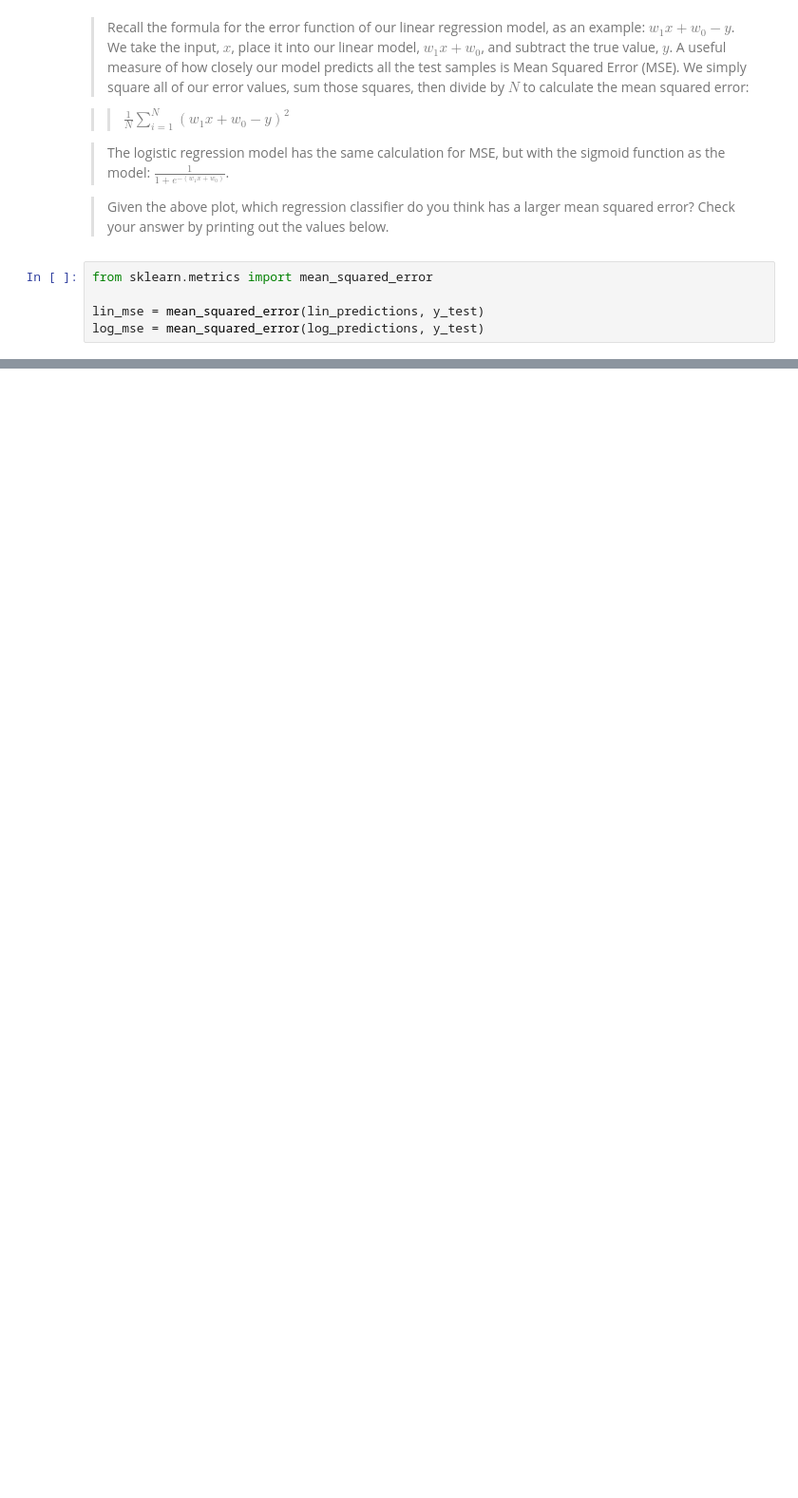
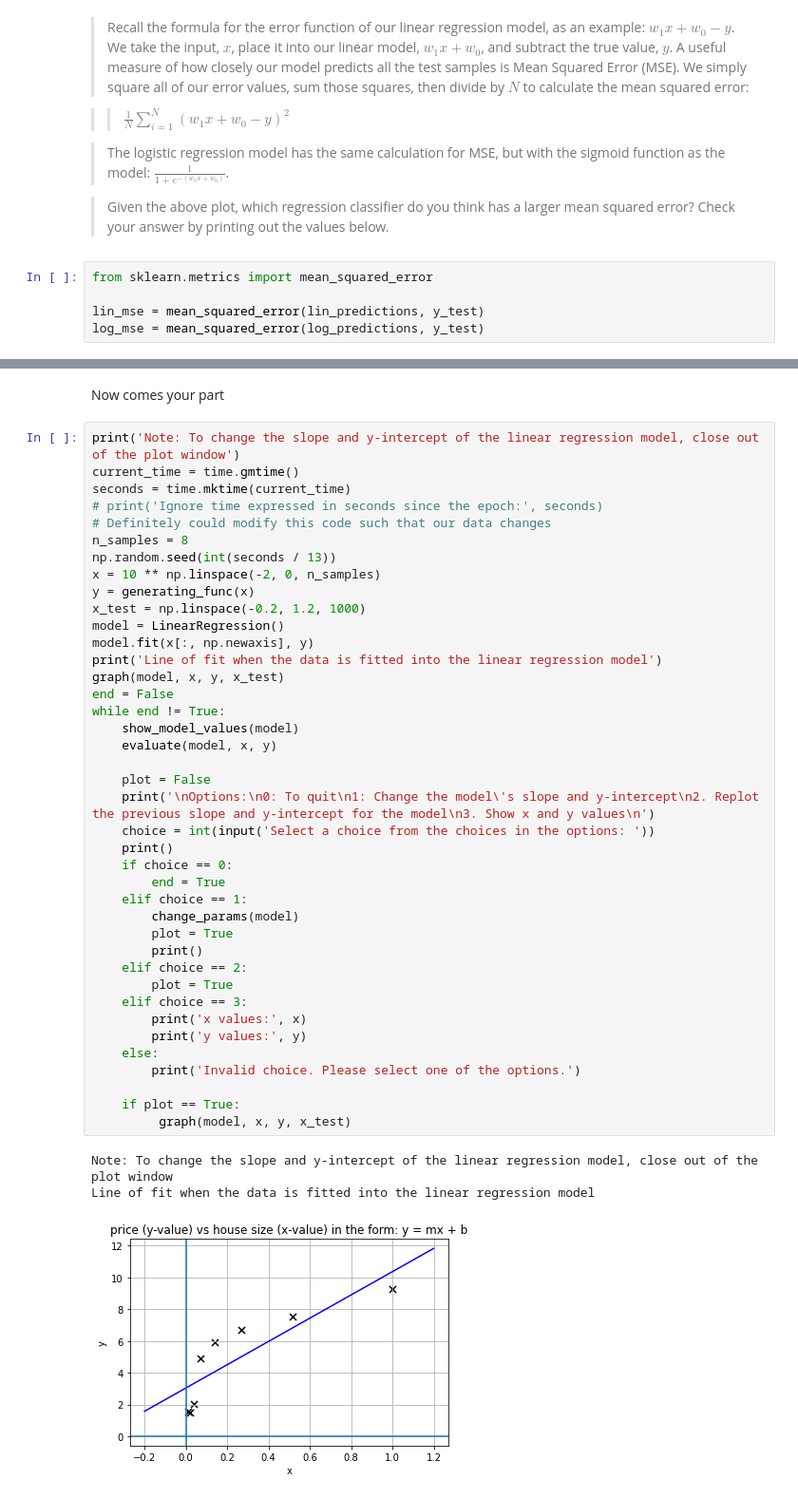
Before and after one commit to uwtcat/AI4ALL-UW-2020, a Jupyter notebook: Prep7_RegressionClassification/Practice Problems - Lesson 6_ Regression - V2.ipynb, the cells around one changed output, grey strips where cells are left out. Shown at 95% size. Drawn from its saved outputs; the diff is of its cells as text; blank space fills up the shorter version.

```diff
--- a/Prep7_RegressionClassification/Practice Problems - Lesson 6_ Regression - V2.ipynb
+++ b/Prep7_RegressionClassification/Practice Problems - Lesson 6_ Regression - V2.ipynb
@@ -79,0 +140,46 @@ log_mse = mean_squared_error(log_predictions, y_test)
+# %% [markdown]
+Now comes your part
+# %%
+print('Note: To change the slope and y-intercept of the linear regression model, close out of the plot window')
+current_time = time.gmtime()
+seconds = time.mktime(current_time)
+# print('Ignore time expressed in seconds since the epoch:', seconds)
+# Definitely could modify this code such that our data changes
+n_samples = 8
+np.random.seed(int(seconds / 13))
+x = 10 ** np.linspace(-2, 0, n_samples)
+y = generating_func(x)
+x_test = np.linspace(-0.2, 1.2, 1000)
+model = LinearRegression()
+model.fit(x[:, np.newaxis], y)
+print('Line of fit when the data is fitted into the linear regression model')
+graph(model, x, y, x_test)
+end = False
+while end != True:
+    show_model_values(model)
+    evaluate(model, x, y)
+
+    plot = False
+    print('\nOptions:\n0: To quit\n1: Change the model\'s slope and y-intercept\n2. Replot the previous slope and y-intercept for the model\n3. Show x and y values\n')
+    choice = int(input('Select a choice from the choices in the options: '))
+    print()
+    if choice == 0:
+        end = True
+    elif choice == 1:
+        change_params(model)
+        plot = True
+        print()
+    elif choice == 2:
+        plot = True
+    elif choice == 3:
+        print('x values:', x)
+        print('y values:', y)
+    else:
+        print('Invalid choice. Please select one of the options.')
+
+    if plot == True:
+         graph(model, x, y, x_test)
+# %% [output]
+Note: To change the slope and y-intercept of the linear regression model, close out of the plot window
+Line of fit when the data is fitted into the linear regression model
+[figure, added]
```
Also changed, not shown: parts of 6 cells of this notebook.
